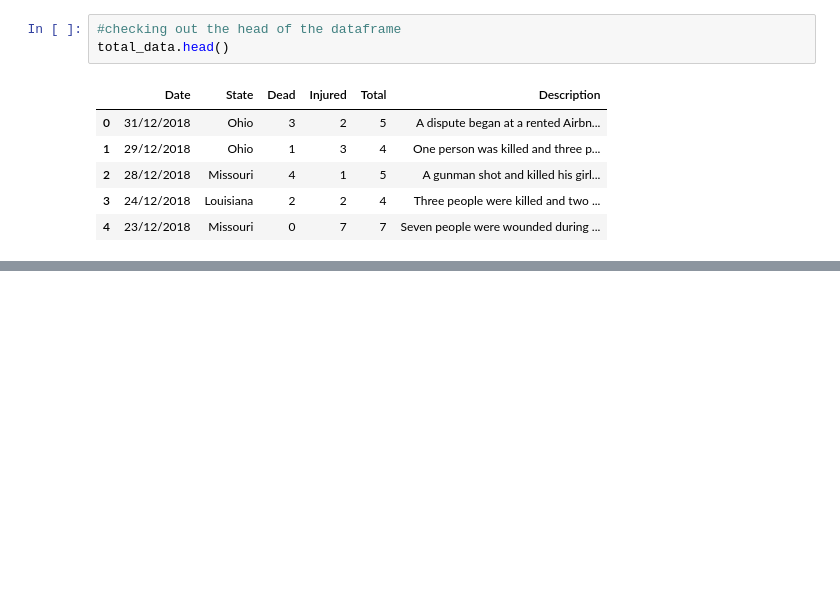
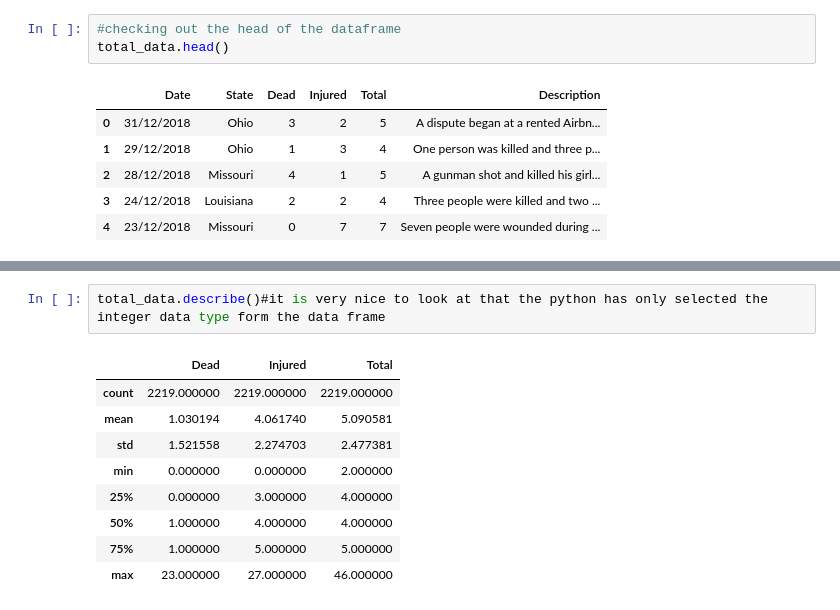
Before and after one commit to mahii6991/Kaggle_Projects, a Jupyter notebook: mass-shooting-analysis.ipynb, the cells around one changed output, grey strips where cells are left out. Drawn from its saved outputs; the diff is of its cells as text; blank space fills up the shorter version.

```diff
--- a/mass-shooting-analysis.ipynb
+++ b/mass-shooting-analysis.ipynb
@@ -65,0 +94,12 @@ total_data.head()
+# %%
+total_data.describe()#it is very nice to look at that the python has only selected the integer data type form the data frame
+# %% [output]
+|  | Dead | Injured | Total |
+| count | 2219.000000 | 2219.000000 | 2219.000000 |
+| mean | 1.030194 | 4.061740 | 5.090581 |
+| std | 1.521558 | 2.274703 | 2.477381 |
+| min | 0.000000 | 0.000000 | 2.000000 |
+| 25% | 0.000000 | 3.000000 | 4.000000 |
+| 50% | 1.000000 | 4.000000 | 4.000000 |
+| 75% | 1.000000 | 5.000000 | 5.000000 |
+| max | 23.000000 | 27.000000 | 46.000000 |
```
Also changed, not shown: parts of 11 cells of this notebook.
